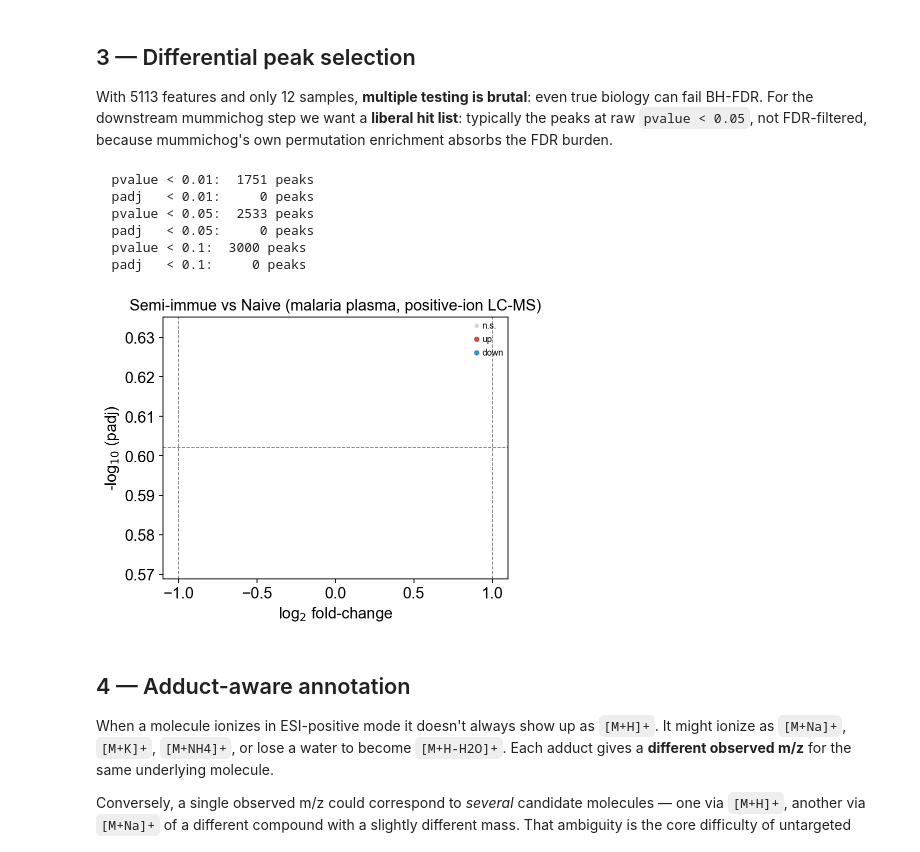
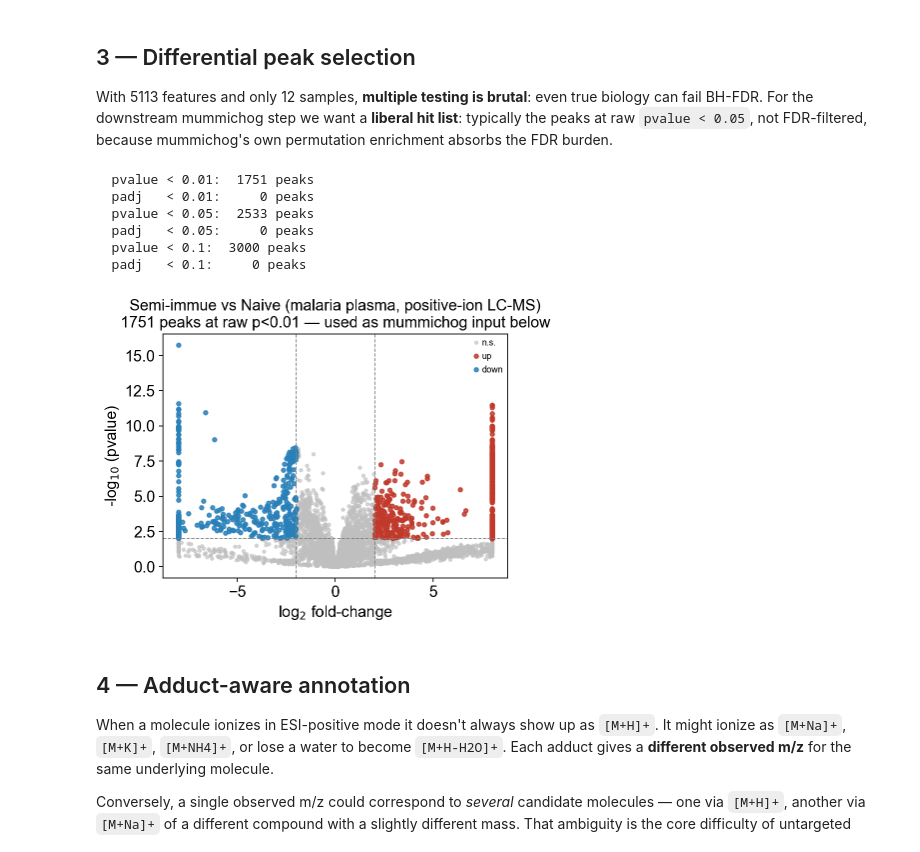
Before and after one commit to DBinary/omicverse-tutorials, a Jupyter notebook: docs/Tutorials-metabol/t_metabol_04_untargeted.ipynb, the cells around one changed output. Drawn from its saved outputs; the diff is of its cells as text; code cells hidden in the pictures.

```diff
--- a/docs/Tutorials-metabol/t_metabol_04_untargeted.ipynb
+++ b/docs/Tutorials-metabol/t_metabol_04_untargeted.ipynb
@@ -111,27 +111,37 @@ With 5113 features and only 12 samples, **multiple testing is brutal**: even tru
 # %%
 deg = ov.metabol.differential(
     adata_p,
     group_col='group',
     group_a='Semi_immue',
     group_b='Naive',
     method='welch_t',
     log_transformed=True,
 )
 for thresh in (0.01, 0.05, 0.10):
     print(f'  pvalue < {thresh}: {(deg.pvalue < thresh).sum():5d} peaks')
     print(f'  padj   < {thresh}: {(deg.padj   < thresh).sum():5d} peaks')
 
-fig, ax = ov.metabol.volcano(deg, padj_thresh=0.25, log2fc_thresh=1.0, label_top_n=0)
-ax.set_title(f'Semi-immue vs Naive (malaria plasma, positive-ion LC-MS)')
+# With 5113 features and 12 samples, BH-FDR is too strict — no peak
+# survives padj<0.25. For small-n untargeted LC-MS the honest volcano
+# axis is raw pvalue (mummichog then absorbs the FDR burden via its
+# permutation null). Pass use_pvalue=True and clip log2fc so a handful
+# of below-detection zeros don't blow the x-axis to ±25.
+fig, ax = ov.metabol.volcano(
+    deg, padj_thresh=0.01, log2fc_thresh=2.0, label_top_n=0,
+    use_pvalue=True, clip_log2fc=8.0,
+)
+ax.set_title('Semi-immue vs Naive (malaria plasma, positive-ion LC-MS)\n'
+             f'{(deg.pvalue<0.01).sum()} peaks at raw p<0.01 — used as mummichog input below')
+import matplotlib.pyplot as plt
 plt.tight_layout(); plt.show()
 # %% [output]
   pvalue < 0.01:  1751 peaks
   padj   < 0.01:     0 peaks
   pvalue < 0.05:  2533 peaks
   padj   < 0.05:     0 peaks
   pvalue < 0.1:  3000 peaks
   padj   < 0.1:     0 peaks
-[figure, old version]
+[figure, new version]
 # %% [markdown]
 ## 4 — Adduct-aware annotation
 
```
Also changed, not shown: 1 other file.
